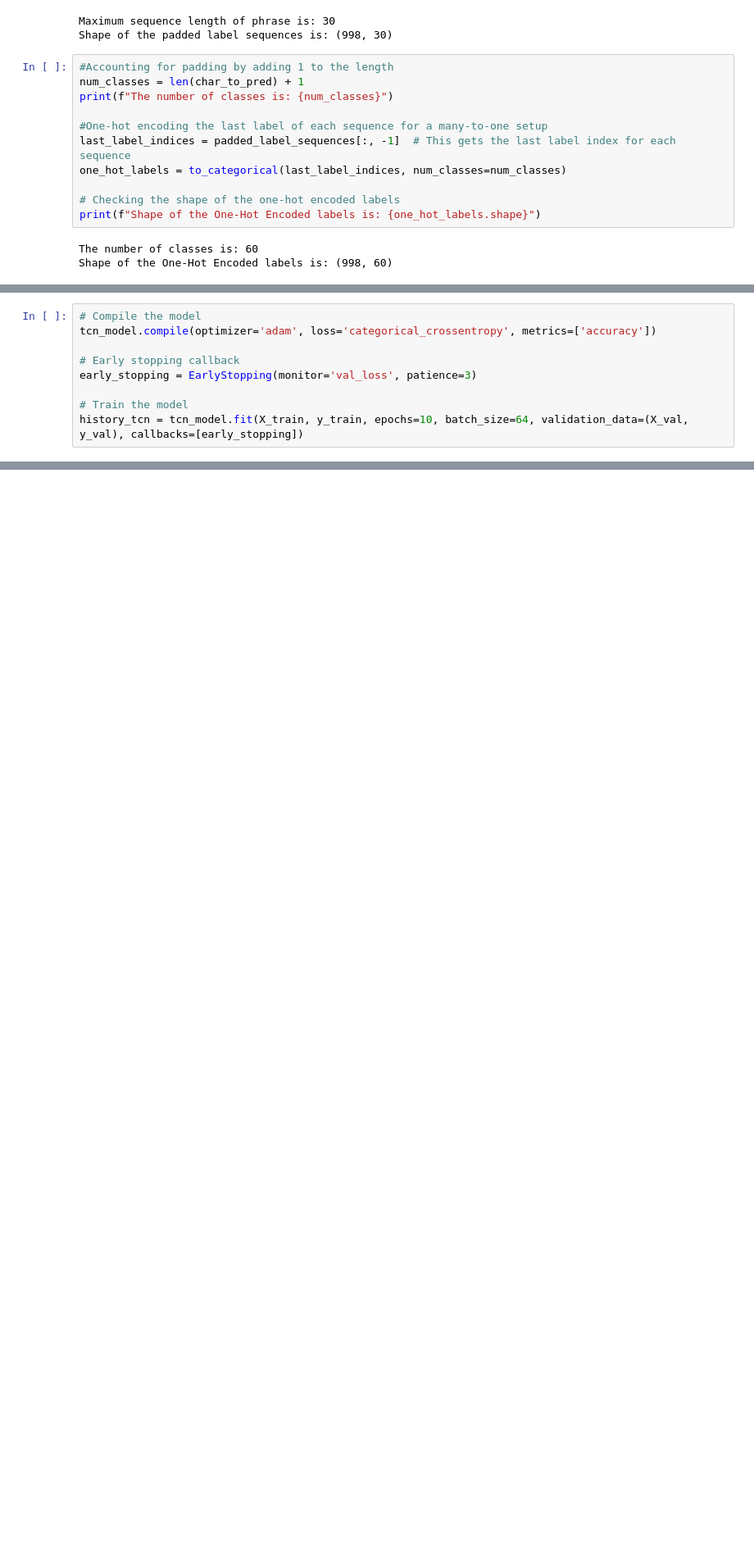
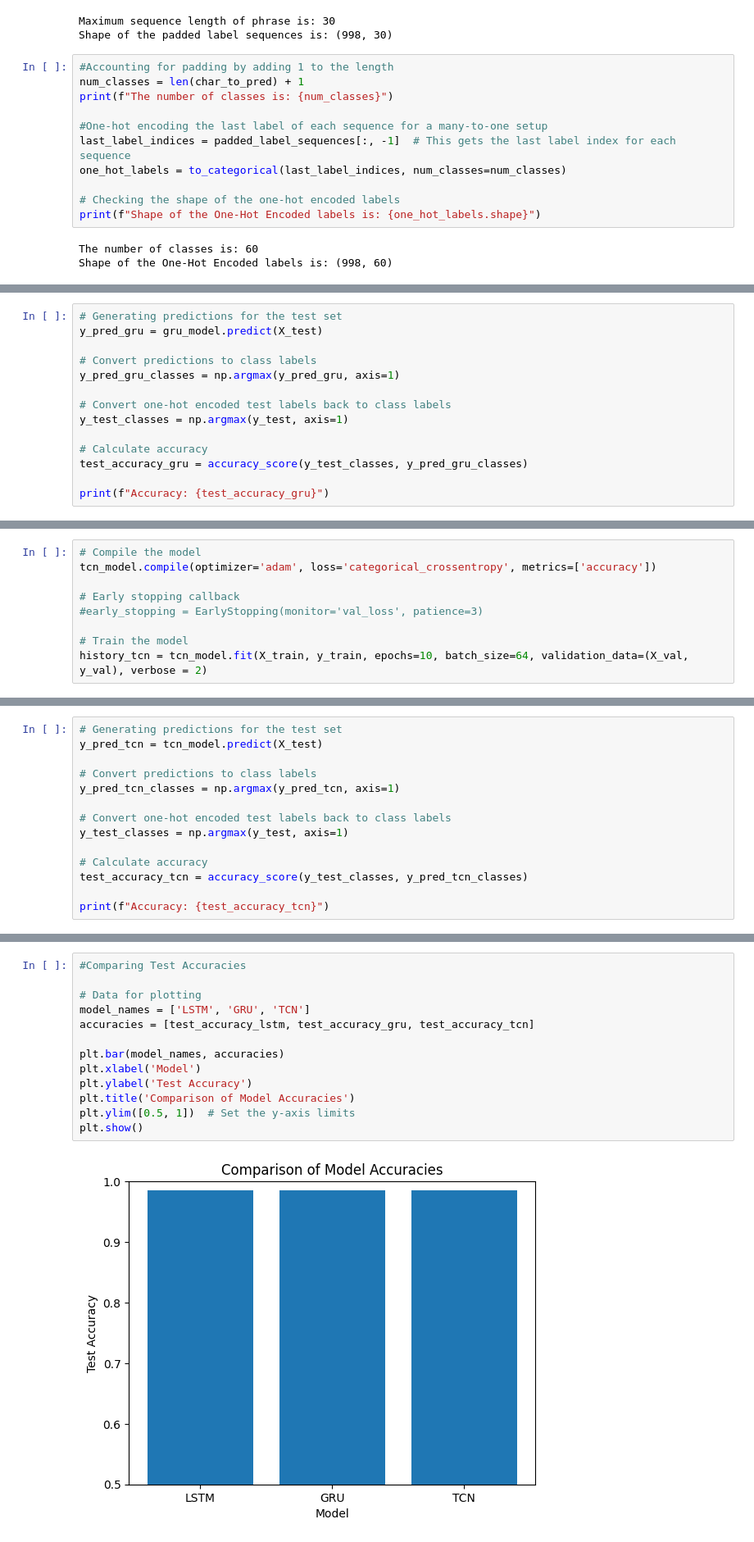
Before and after one commit to Patrick-Adams/ASL-Fingerspelling-Recognition, a Jupyter notebook: ASL_Fingerspelling_Project.ipynb, the cells around one changed output, grey strips where cells are left out. Shown: that part at 82% size. Saved outputs shown, nothing was run; the diff lists cells and outputs as text; blank space fills up the shorter version.

```diff
--- a/ASL_Fingerspelling_Project.ipynb
+++ b/ASL_Fingerspelling_Project.ipynb
@@ -516,0 +534,14 @@ Test Accuracy: 0.9649999737739563
+# %%
+# Generating predictions for the test set
+y_pred_gru = gru_model.predict(X_test)
+
+# Convert predictions to class labels
+y_pred_gru_classes = np.argmax(y_pred_gru, axis=1)
+
+# Convert one-hot encoded test labels back to class labels
+y_test_classes = np.argmax(y_test, axis=1)
+
+# Calculate accuracy
+test_accuracy_gru = accuracy_score(y_test_classes, y_pred_gru_classes)
+
+print(f"Accuracy: {test_accuracy_gru}")
@@ -571,9 +605,9 @@ _________________________________________________________________
 tcn_model.compile(optimizer='adam', loss='categorical_crossentropy', metrics=['accuracy'])
 
 # Early stopping callback
-early_stopping = EarlyStopping(monitor='val_loss', patience=3)
+#early_stopping = EarlyStopping(monitor='val_loss', patience=3)
 
 # Train the model
-history_tcn = tcn_model.fit(X_train, y_train, epochs=10, batch_size=64, validation_data=(X_val, y_val), callbacks=[early_stopping])
+history_tcn = tcn_model.fit(X_train, y_train, epochs=10, batch_size=64, validation_data=(X_val, y_val), verbose = 2)
 # %% [output]
 Epoch 1/10
@@ -607,0 +633,14 @@ Test Accuracy: 0.9800000190734863
+# %%
+# Generating predictions for the test set
+y_pred_tcn = tcn_model.predict(X_test)
+
+# Convert predictions to class labels
+y_pred_tcn_classes = np.argmax(y_pred_tcn, axis=1)
+
+# Convert one-hot encoded test labels back to class labels
+y_test_classes = np.argmax(y_test, axis=1)
+
+# Calculate accuracy
+test_accuracy_tcn = accuracy_score(y_test_classes, y_pred_tcn_classes)
+
+print(f"Accuracy: {test_accuracy_tcn}")
@@ -621,0 +666,15 @@ plt.show()
+# %%
+#Comparing Test Accuracies
+
+# Data for plotting
+model_names = ['LSTM', 'GRU', 'TCN']
+accuracies = [test_accuracy_lstm, test_accuracy_gru, test_accuracy_tcn]
+
+plt.bar(model_names, accuracies)
+plt.xlabel('Model')
+plt.ylabel('Test Accuracy')
+plt.title('Comparison of Model Accuracies')
+plt.ylim([0.5, 1])  # Set the y-axis limits
+plt.show()
+# %% [output]
+[figure, added]
```
Also changed, not shown: parts of 64 cells of this notebook.
